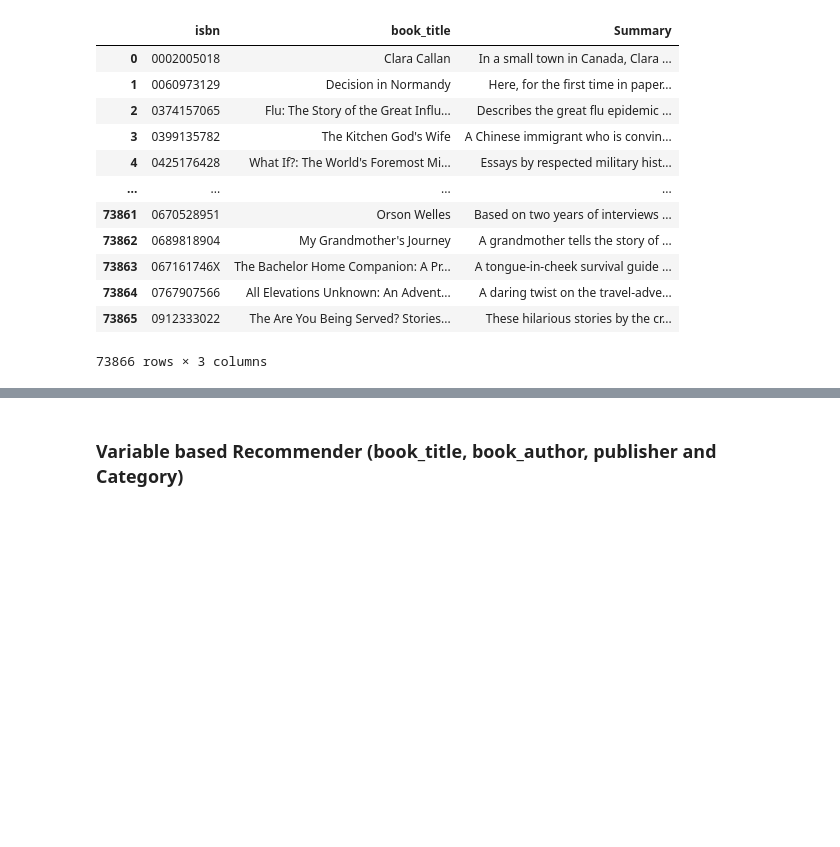
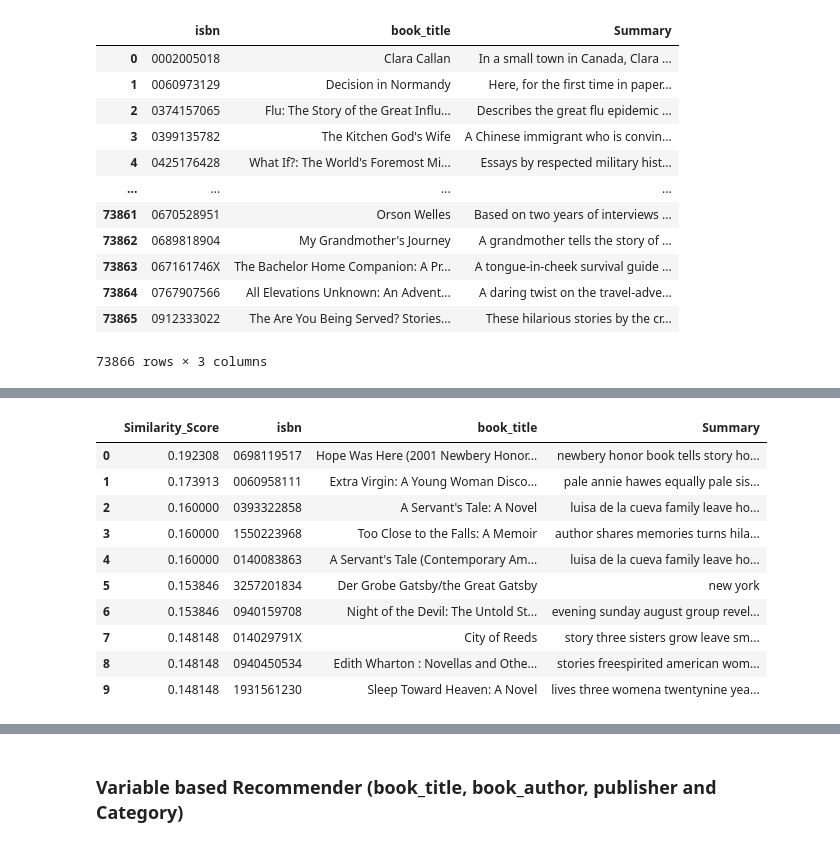
Before and after one commit to marinaepitropaki/BookRecommendationSystem, a Jupyter notebook: BookRecommendationSystem.ipynb, the cells around one changed output, grey strips where cells are left out. Cells and saved outputs as stored; diff of their text form; code cells hidden in the pictures; blank space fills up the shorter version.

```diff
--- a/BookRecommendationSystem.ipynb
+++ b/BookRecommendationSystem.ipynb
@@ -475,0 +470,14 @@ Name: book_title, dtype: object
+# %%
+get_recommendations("Clara Callan")
+# %% [output]
+|  | Similarity_Score | isbn | book_title | Summary |
+| 0 | 0.192308 | 0698119517 | Hope Was Here (2001 Newbery Honor... | newbery honor book tells story ho... |
+| 1 | 0.173913 | 0060958111 | Extra Virgin: A Young Woman Disco... | pale annie hawes equally pale sis... |
+| 2 | 0.160000 | 0393322858 | A Servant's Tale: A Novel | luisa de la cueva family leave ho... |
+| 3 | 0.160000 | 1550223968 | Too Close to the Falls: A Memoir | author shares memories turns hila... |
+| 4 | 0.160000 | 0140083863 | A Servant's Tale (Contemporary Am... | luisa de la cueva family leave ho... |
+| 5 | 0.153846 | 3257201834 | Der Grobe Gatsby/the Great Gatsby | new york |
+| 6 | 0.153846 | 0940159708 | Night of the Devil: The Untold St... | evening sunday august group revel... |
+| 7 | 0.148148 | 014029791X | City of Reeds | story three sisters grow leave sm... |
+| 8 | 0.148148 | 0940450534 | Edith Wharton : Novellas and Othe... | stories freespirited american wom... |
+| 9 | 0.148148 | 1931561230 | Sleep Toward Heaven: A Novel | lives three womena twentynine yea... |
```
Also changed, not shown: parts of 25 cells of this notebook.
